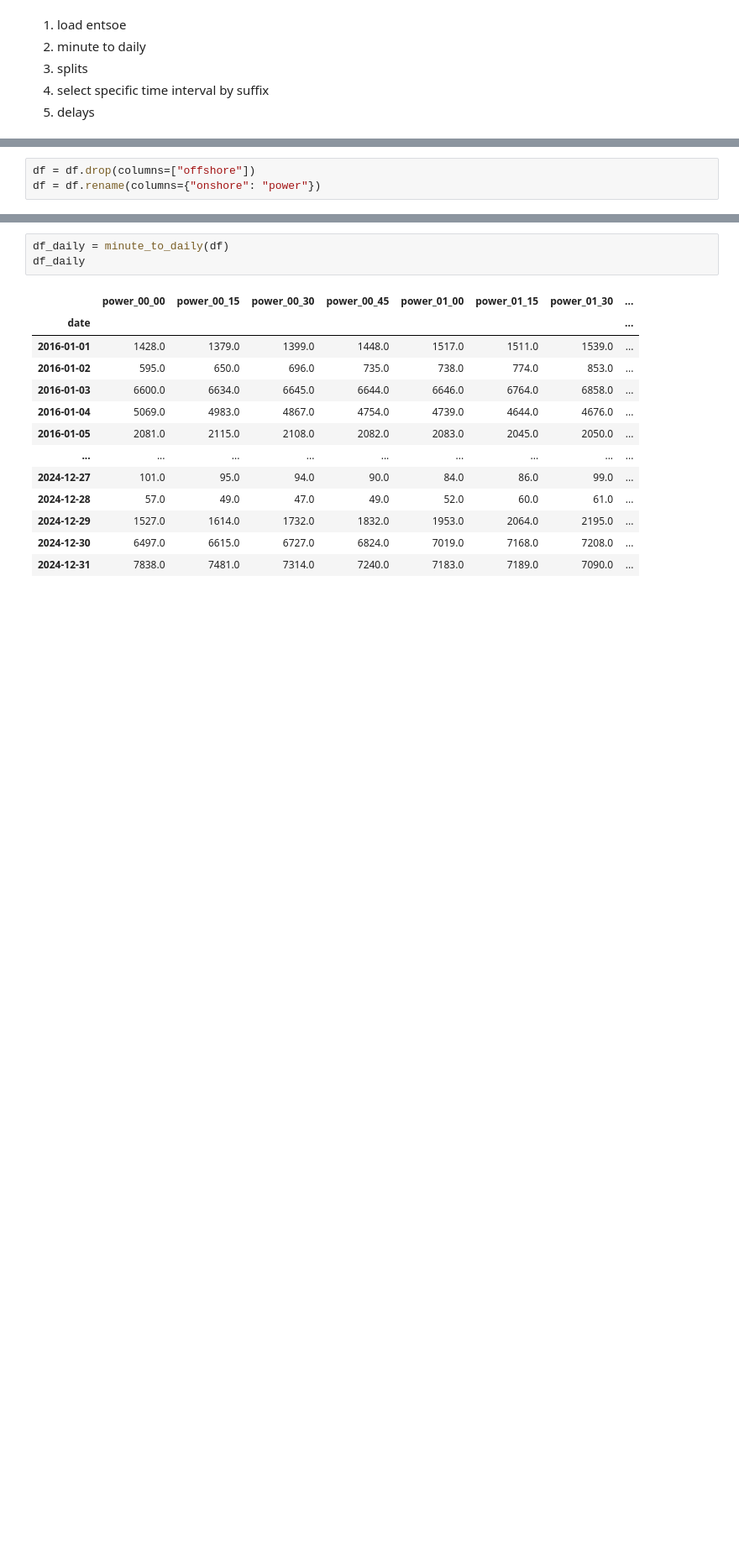
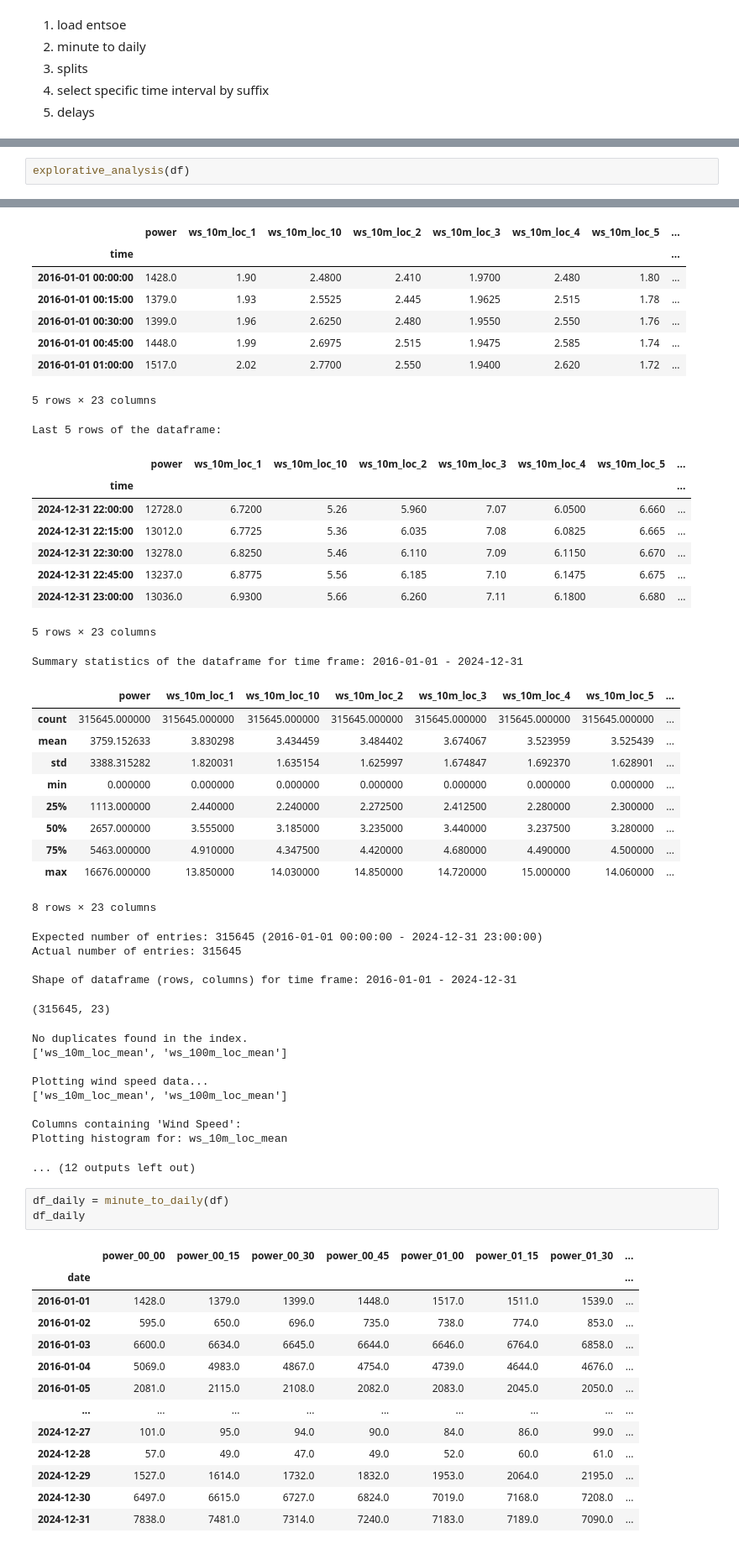
Before and after one commit to Manuel3567/master-thesis, a Jupyter notebook: notebooks/002_electricity_generation.ipynb, the cells around one changed output, grey strips where cells are left out. Shown at 84% size. Cells and saved outputs as stored; diff of their text form; blank space fills up the shorter version.

```diff
--- a/notebooks/002_electricity_generation.ipynb
+++ b/notebooks/002_electricity_generation.ipynb
@@ -31,3 +32,3 @@ Data loaded and transformed successfully. Shape of DataFrame: (78912, 22)
-# %%
-df = df.drop(columns=["offshore"])
-df = df.rename(columns={"onshore": "power"})
+# %%
+explorative_analysis(df)
+# %% [output]
@@ -34,3 +37,45 @@ df = df.rename(columns={"onshore": "power"})
+|  | power | ws_10m_loc_1 | ws_10m_loc_10 | ws_10m_loc_2 | ws_10m_loc_3 | ws_10m_loc_4 | ws_10m_loc_5 | ... |
+| time |  |  |  |  |  |  |  | ... |
+| 2016-01-01 00:00:00 | 1428.0 | 1.90 | 2.4800 | 2.410 | 1.9700 | 2.480 | 1.80 | ... |
+| 2016-01-01 00:15:00 | 1379.0 | 1.93 | 2.5525 | 2.445 | 1.9625 | 2.515 | 1.78 | ... |
+| 2016-01-01 00:30:00 | 1399.0 | 1.96 | 2.6250 | 2.480 | 1.9550 | 2.550 | 1.76 | ... |
+| 2016-01-01 00:45:00 | 1448.0 | 1.99 | 2.6975 | 2.515 | 1.9475 | 2.585 | 1.74 | ... |
+| 2016-01-01 01:00:00 | 1517.0 | 2.02 | 2.7700 | 2.550 | 1.9400 | 2.620 | 1.72 | ... |
+5 rows × 23 columns
+Last 5 rows of the dataframe:
+|  | power | ws_10m_loc_1 | ws_10m_loc_10 | ws_10m_loc_2 | ws_10m_loc_3 | ws_10m_loc_4 | ws_10m_loc_5 | ... |
+| time |  |  |  |  |  |  |  | ... |
+| 2024-12-31 22:00:00 | 12728.0 | 6.7200 | 5.26 | 5.960 | 7.07 | 6.0500 | 6.660 | ... |
+| 2024-12-31 22:15:00 | 13012.0 | 6.7725 | 5.36 | 6.035 | 7.08 | 6.0825 | 6.665 | ... |
+| 2024-12-31 22:30:00 | 13278.0 | 6.8250 | 5.46 | 6.110 | 7.09 | 6.1150 | 6.670 | ... |
+| 2024-12-31 22:45:00 | 13237.0 | 6.8775 | 5.56 | 6.185 | 7.10 | 6.1475 | 6.675 | ... |
+| 2024-12-31 23:00:00 | 13036.0 | 6.9300 | 5.66 | 6.260 | 7.11 | 6.1800 | 6.680 | ... |
+5 rows × 23 columns
+Summary statistics of the dataframe for time frame: 2016-01-01 - 2024-12-31
+|  | power | ws_10m_loc_1 | ws_10m_loc_10 | ws_10m_loc_2 | ws_10m_loc_3 | ws_10m_loc_4 | ws_10m_loc_5 | ... |
+| count | 315645.000000 | 315645.000000 | 315645.000000 | 315645.000000 | 315645.000000 | 315645.000000 | 315645.000000 | ... |
+| mean | 3759.152633 | 3.830298 | 3.434459 | 3.484402 | 3.674067 | 3.523959 | 3.525439 | ... |
+| std | 3388.315282 | 1.820031 | 1.635154 | 1.625997 | 1.674847 | 1.692370 | 1.628901 | ... |
+| min | 0.000000 | 0.000000 | 0.000000 | 0.000000 | 0.000000 | 0.000000 | 0.000000 | ... |
+| 25% | 1113.000000 | 2.440000 | 2.240000 | 2.272500 | 2.412500 | 2.280000 | 2.300000 | ... |
+| 50% | 2657.000000 | 3.555000 | 3.185000 | 3.235000 | 3.440000 | 3.237500 | 3.280000 | ... |
+| 75% | 5463.000000 | 4.910000 | 4.347500 | 4.420000 | 4.680000 | 4.490000 | 4.500000 | ... |
+| max | 16676.000000 | 13.850000 | 14.030000 | 14.850000 | 14.720000 | 15.000000 | 14.060000 | ... |
+8 rows × 23 columns
+Expected number of entries: 315645 (2016-01-01 00:00:00 - 2024-12-31 23:00:00)
+Actual number of entries: 315645
+
+Shape of dataframe (rows, columns) for time frame: 2016-01-01 - 2024-12-31
+(315645, 23)
+No duplicates found in the index.
+['ws_10m_loc_mean', 'ws_100m_loc_mean']
+
+Plotting wind speed data...
+['ws_10m_loc_mean', 'ws_100m_loc_mean']
+
+Columns containing 'Wind Speed':
+Plotting histogram for: ws_10m_loc_mean
+... (12 outputs left out)
 # %%
 df_daily = minute_to_daily(df)
 df_daily
```
Also changed, not shown: parts of 7 cells of this notebook, 8 other files.
